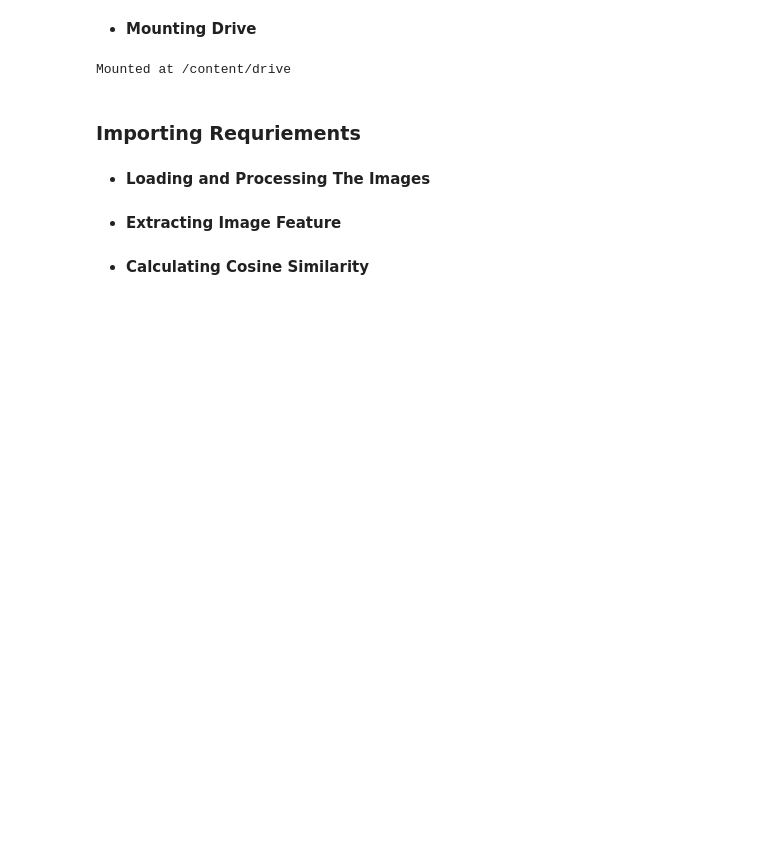
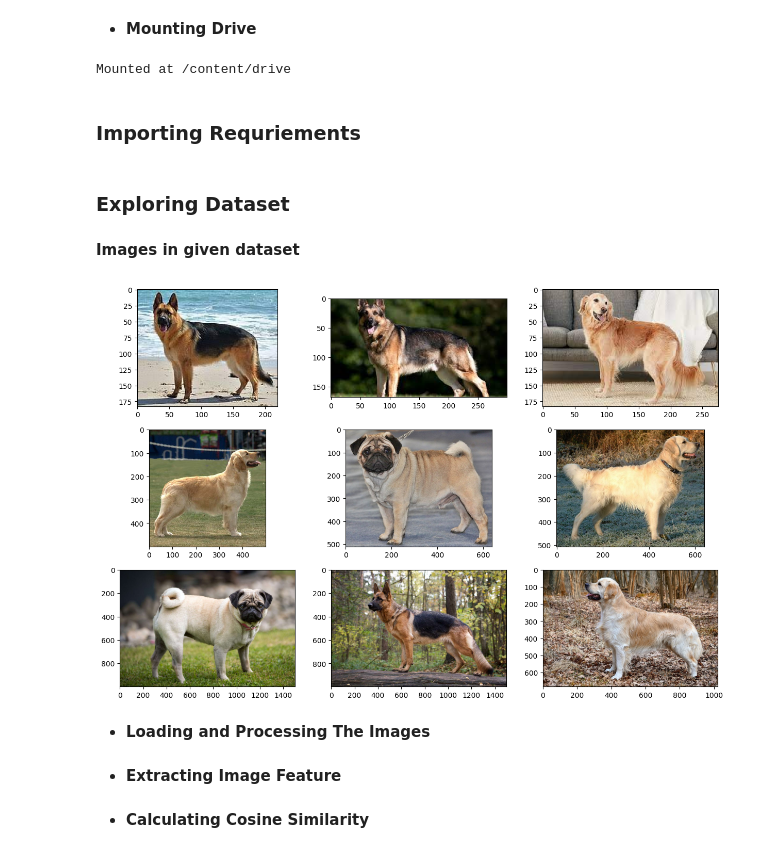
Before and after one commit to vivek09thakur/ML-Image-Classification, a Jupyter notebook: Colab Notebook/Image_Classification_Machine_Learning.ipynb, the cells around one changed output. Saved outputs shown, nothing was run; the diff lists cells and outputs as text; code cells hidden in the pictures; blank space fills up the shorter version.

```diff
--- a/Colab Notebook/Image_Classification_Machine_Learning.ipynb
+++ b/Colab Notebook/Image_Classification_Machine_Learning.ipynb
@@ -24,6 +25,27 @@ from keras.preprocessing import image
 from keras.applications.vgg16 import VGG16, preprocess_input
 from sklearn.metrics.pairwise import cosine_similarity
 from shutil import copyfile
+# %% [markdown]
+### **Exploring Dataset**
+# %%
+def ExploreDataset(dataset_path,dataset_ListPath):
+    os.chdir(dataset_path)
+    row , column = 3 , 3
+    fig = plt.figure(figsize=(15, 10))
+    for i in range(len(dataset_ListPath)):
+        img = plt.imread(dataset_ListPath[i])
+        fig.add_subplot(row, column, i+1)
+        plt.imshow(img)
+# %% [markdown]
+**Images in given dataset**
+# %%
+Dataset = "/content/drive/MyDrive/Colab Notebooks/Dataset/ImgDataset/TrainData"
+# %%
+DatasetImageList = os.listdir(Dataset)
+# %%
+ExploreDataset(dataset_path=Dataset,dataset_ListPath=DatasetImageList)
+# %% [output]
+[figure, added]
 # %% [markdown]
 - **Loading and Processing The Images**
 # %%
```
Also changed, not shown: parts of 14 cells of this notebook.
